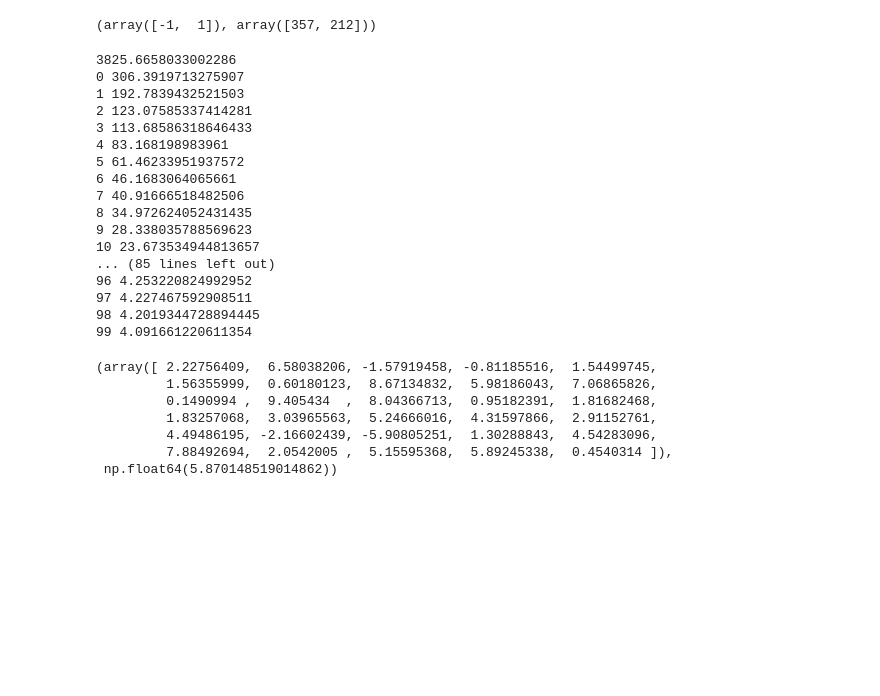
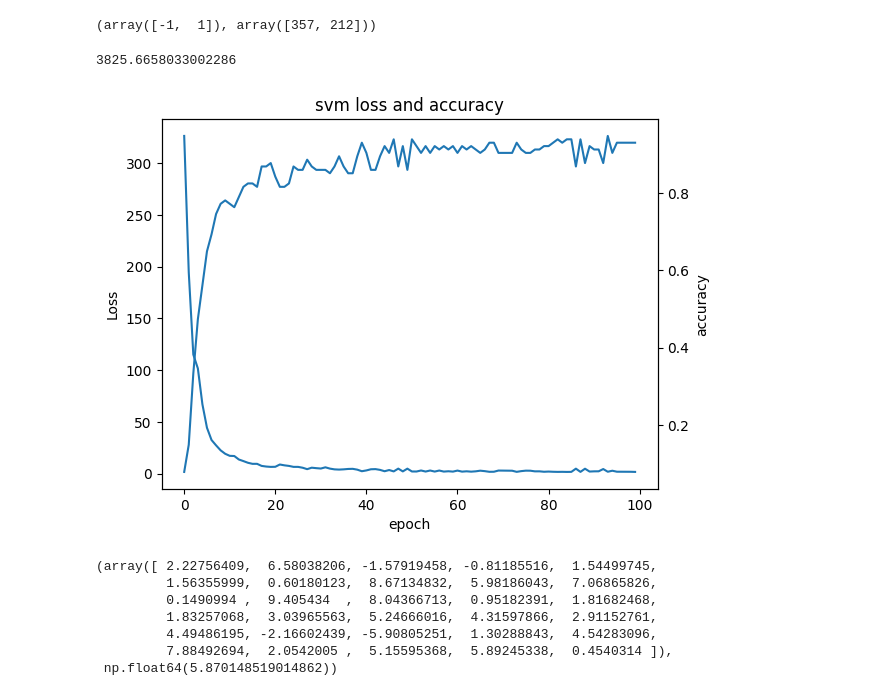
Before and after one commit to gitbhusalhubpramish/svm-brest-cancer-dataset, a Jupyter notebook: notebookeacece816f.ipynb, the cells around one changed output. Drawn from its saved outputs; the diff is of its cells as text; code cells hidden in the pictures; blank space fills up the shorter version.

```diff
--- a/notebookeacece816f.ipynb
+++ b/notebookeacece816f.ipynb
@@ -191,28 +192,28 @@ def train(x,y,a):
 # sum(xtrain.apply(lambda x : hloss(x), axis=1))/len(xtrain)
 # %%
 print(sum(xtrain.apply(lambda x : hloss(x), axis=1))/len(xtrain))
+acc =[]
+loss = []
 for i in range(100):
     xtrain.apply(lambda x : train(x,ytrain.loc[x.name],0.0001), axis=1)
-    # show()
-    print(i,sum(xtrain.apply(lambda x : hloss(x), axis=1))/len(xtrain))
+    loss.append(sum(xtest.apply(lambda x : hloss(x), axis=1))/len(xtest))
+    acc.append(accuracy_score(xtest.apply(lambda x:yhat(x), axis=1), ytest))
+epochs = range(100)
+fig, axl = plt.subplots()
+
+axl.plot(epochs, loss)
+axl.set_xlabel("epoch")
+axl.set_ylabel("Loss")
+
+ax2 = axl.twinx()
+ax2.plot(epochs, acc)
+ax2.set_ylabel("accuracy")
+
+plt.title("svm loss and accuracy")
+plt.show()
 # %% [output]
 3825.6658033002286
-0 306.3919713275907
-1 192.7839432521503
-2 123.07585337414281
-3 113.68586318646433
-4 83.168198983961
-5 61.46233951937572
-6 46.1683064065661
-7 40.91666518482506
-8 34.972624052431435
-9 28.338035788569623
-10 23.673534944813657
-... (85 lines left out)
-96 4.253220824992952
-97 4.227467592908511
-98 4.2019344728894445
-99 4.091661220611354
+[figure, added]
 # %%
 w,b
 # %% [output]
```
Also changed, not shown: parts of 1 cell of this notebook.
